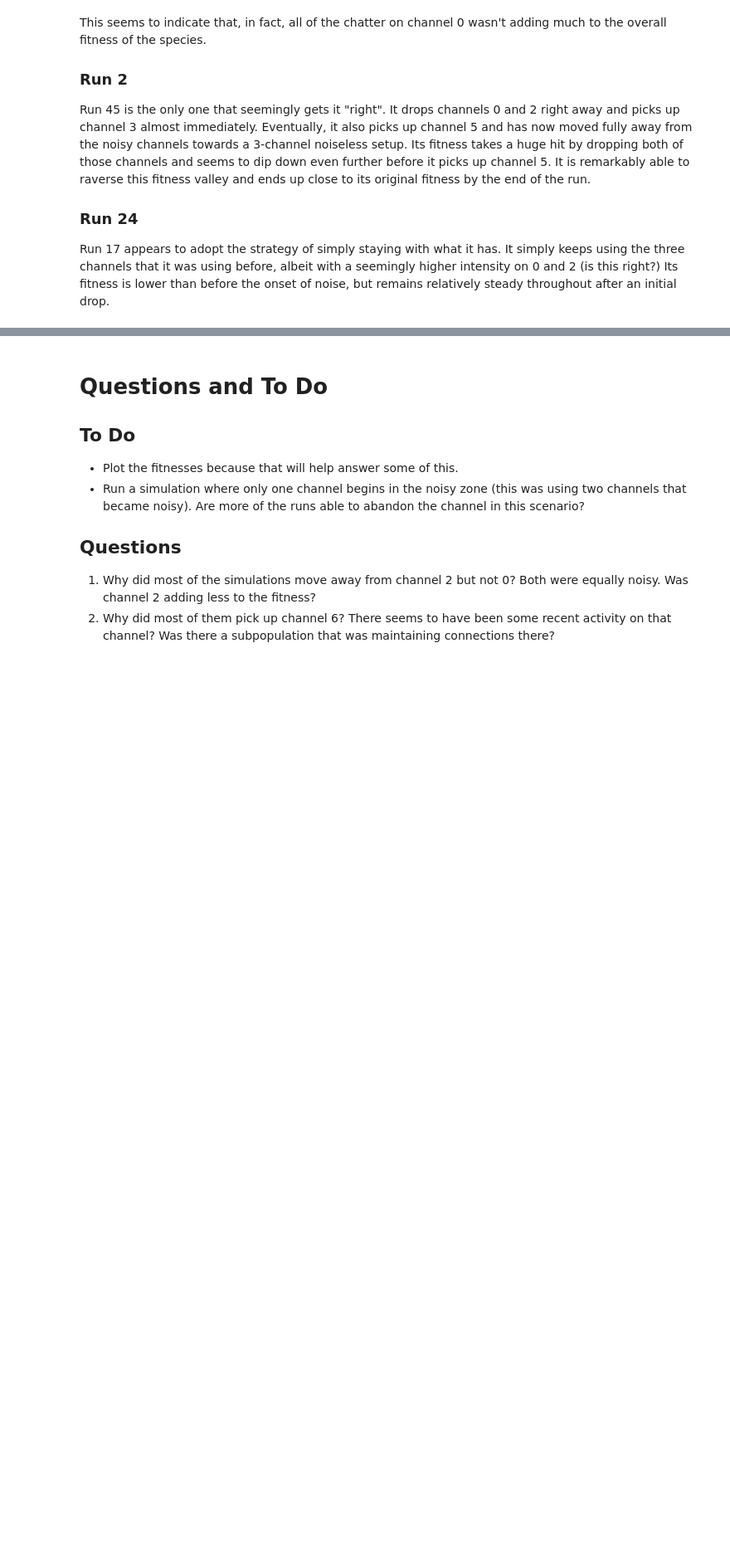
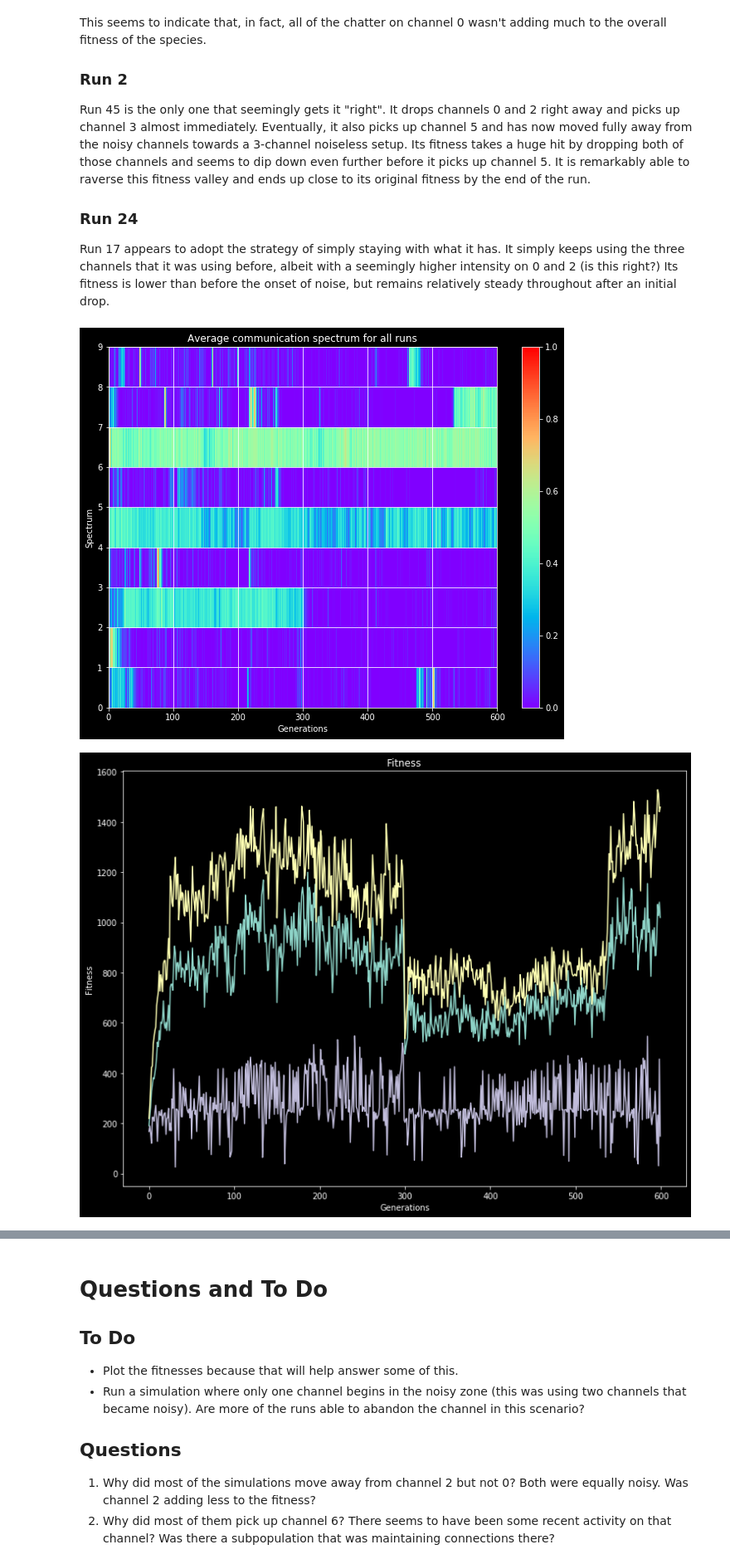
Before and after one commit to dkadish/EvolvingSonicNiches, a Jupyter notebook: runs/600_noise_onset_base25.ipynb, the cells around one changed output, grey strips where cells are left out. Shown at 83% size. Drawn from its saved outputs; the diff is of its cells as text; code cells hidden in the pictures; blank space fills up the shorter version.

```diff
--- a/runs/600_noise_onset_base25.ipynb
+++ b/runs/600_noise_onset_base25.ipynb
@@ -121,11 +123,14 @@ Its fitness is lower than before the onset of noise, but remains relatively stea
 # %%
 run_list = [32, 2, 24]
 
-for n in []:
+for n in run_list:
     run = spectra.loc[((n, base_run), slice(None), slice(None)),:]
     visualize.dataframe.plot_spectrum(run, vmin=0.0, vmax=1.0, view=True, filename=None)
-    fit = fitness.loc[((n, base_run), slice(None), slice(None)),:]
+    fit = species.loc[((n, base_run), slice(None), slice(None)),('fitness','max','min')]
     visualize.dataframe.plot_species_fitness(fit, species=0, role='sender', view=True, filename=None)
     sub = subspecies.loc[((n, base_run), slice(None), slice(None)),:]
     visualize.dataframe.plot_subspecies_abundances(sub, species=0, role='sender', view=True, filename=None)
     visualize.dataframe.plot_subspecies_abundances(sub, species=0, role='receiver', view=True, filename=None)
+# %% [output]
+[figure, added]
+[figure, added]
```
Also changed, not shown: parts of 7 cells of this notebook, 12 other files.
